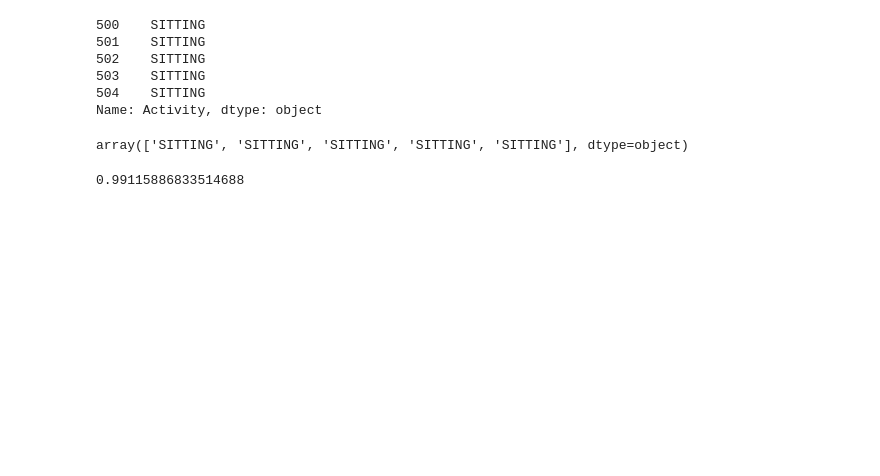
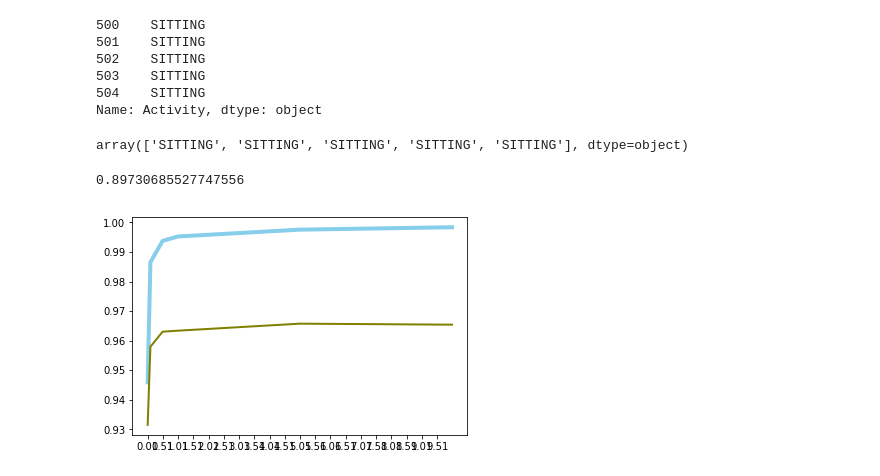
Before and after one commit to gokulramanaa/Human-Activity-Recognition-with-Smartphones, a Jupyter notebook: Human_Activity_Recognition.ipynb, the cells around one changed output. Drawn from its saved outputs; the diff is of its cells as text; code cells hidden in the pictures; blank space fills up the shorter version.

```diff
--- a/Human_Activity_Recognition.ipynb
+++ b/Human_Activity_Recognition.ipynb
@@ -57,7 +62,16 @@ subject                                   int64
 Activity                                 object
 Length: 563, dtype: object
 # %%
-X_train = train.loc[:,train.columns != 'Activity']
+X_train1 = train.loc[:,train.columns != 'Activity']
 y_train = train.loc[:,'Activity']
-X_test = test.loc[:,test.columns != 'Activity']
+X_test1 = test.loc[:,test.columns != 'Activity']
 y_test = test.loc[:,'Activity']
+# %%
+mu = X_train1.mean(axis=0)
+mu1 = X_test1.mean(axis=0)
+stdv = X_train1.std(axis = 0)
+stdv1 = X_test1.std(axis = 0)
+
+
+X_train = (X_train1 - mu)/stdv
+X_test = (X_test1 - mu1)/stdv1
@@ -142,7 +166,7 @@ Accuracy
 # %%
 from sklearn import linear_model
 
-LRmod = linear_model.LogisticRegression()
+LRmod = linear_model.LogisticRegression(penalty='l1', C=0.01)
 LRmod.fit(X_train,y_train)
 pred = LRmod.predict(X_test)
 accuracy_score(y_true = y_test, y_pred = pred)
@@ -165,4 +189,30 @@ array(['SITTING', 'SITTING', 'SITTING', 'SITTING', 'SITTING'], dtype=object)
 pred = LRmod.predict(X_train)
 accuracy_score(y_true = y_train, y_pred = pred)
 # %% [output]
-0.99115886833514688
+0.89730685527747556
+# %%
+cli = [10,5,1,0.5,0.1,0.01]
+trainacc = np.array([])
+testacc = np.array([])
+for j in cli:
+    LRmod = linear_model.LogisticRegression(penalty='l1', C=j)
+    LRmod.fit(X_train,y_train)
+    pred = LRmod.predict(X_test)
+    pred1 = LRmod.predict(X_train)
+    testac = accuracy_score(y_true = y_test, y_pred = pred)
+    trainac = accuracy_score(y_true = y_train, y_pred = pred1)
+    trainacc = np.append(trainacc,trainac)
+    testacc = np.append(testacc,testac)
+#     print("Training accuracy for C {} is {}".format(j,trainac))
+#     print("Testing accuracy for C {} is {}".format(j,testac))
+# %%
+# Data
+#df=pd.DataFrame({'x': range(1,11), 'y1': np.random.randn(10), 'y2': np.random.randn(10)+range(1,11), 'y3': np.random.randn(10)+range(11,21) })
+
+# multiple line plot
+plt.plot( cli,trainacc , marker='', markerfacecolor='blue', markersize=12, color='skyblue', linewidth=4)
+plt.plot( cli,testacc ,marker='', color='olive', linewidth=2)
+plt.xticks(np.arange(min(cli), max(cli), 0.5))
+plt.show()
+# %% [output]
+[figure, added]
```
Also changed, not shown: parts of 12 cells of this notebook.
